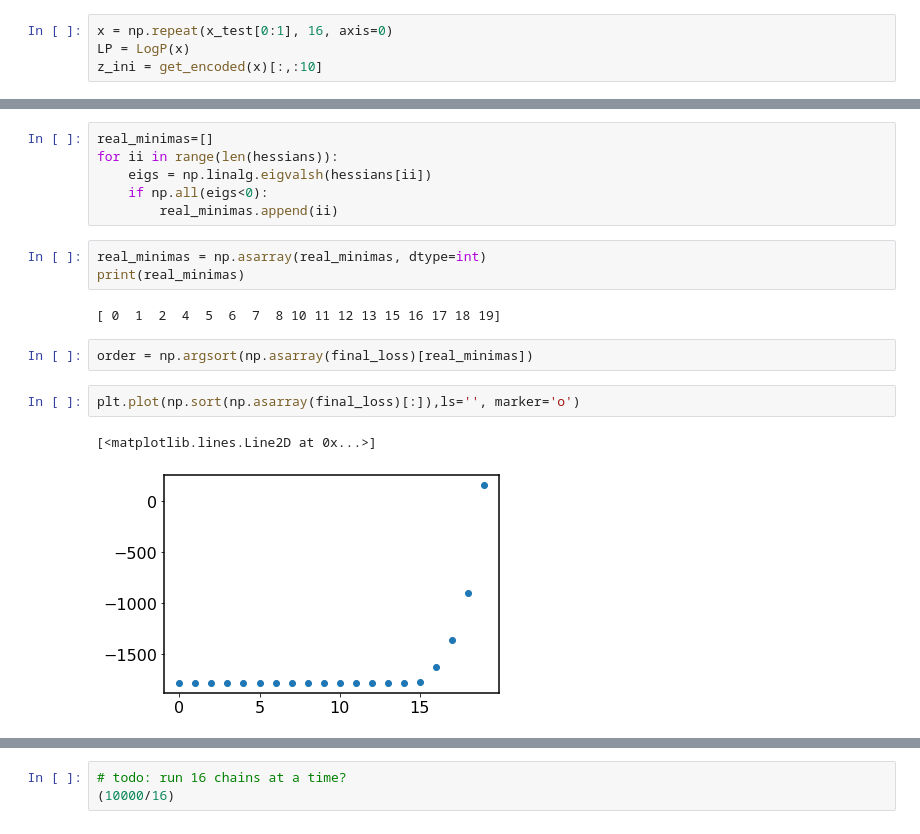
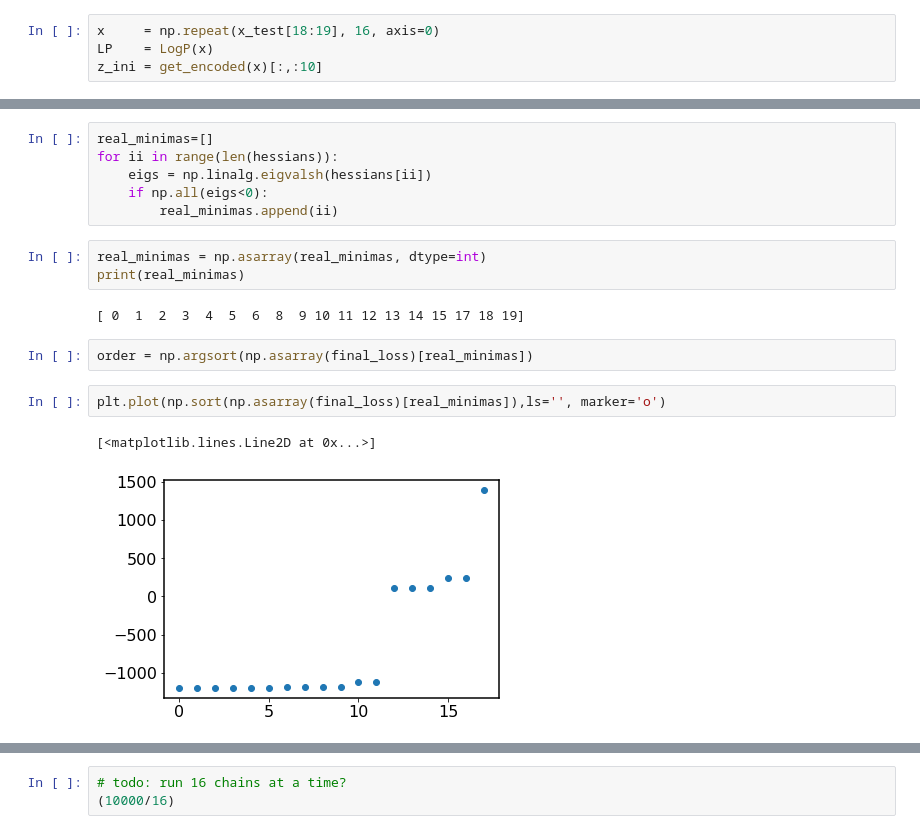
Before and after one commit to VMBoehm/PAE, a Jupyter notebook: notebooks/tf2/logp_eval_tflowsampler.ipynb, the cells around one changed output, grey strips where cells are left out. Cells and saved outputs as stored; diff of their text form.

```diff
--- a/notebooks/tf2/logp_eval_tflowsampler.ipynb
+++ b/notebooks/tf2/logp_eval_tflowsampler.ipynb
@@ -178,6 +176,6 @@ class LogP():
 
         return logp, grad
 # %%
-x = np.repeat(x_test[0:1], 16, axis=0)
-LP = LogP(x)
+x     = np.repeat(x_test[18:19], 16, axis=0)
+LP    = LogP(x)
 z_ini = get_encoded(x)[:,:10]
@@ -300,14 +351,14 @@ for ii in range(len(hessians)):
 real_minimas = np.asarray(real_minimas, dtype=int)
 print(real_minimas)
 # %% [output]
-[ 0  1  2  4  5  6  7  8 10 11 12 13 15 16 17 18 19]
+[ 0  1  2  3  4  5  6  8  9 10 11 12 13 14 15 17 18 19]
 # %%
 order = np.argsort(np.asarray(final_loss)[real_minimas])
 # %%
-plt.plot(np.sort(np.asarray(final_loss)[:]),ls='', marker='o')
+plt.plot(np.sort(np.asarray(final_loss)[real_minimas]),ls='', marker='o')
 # %% [output]
 [<matplotlib.lines.Line2D at 0x...>]
-[figure, old version]
+[figure, new version]
 # %%
 col = plt.cm.jet(np.linspace(0,1,len(order)))
 for ii in range(len(real_minimas[order])):
```
Also changed, not shown: parts of 26 cells of this notebook, 1 other file.
